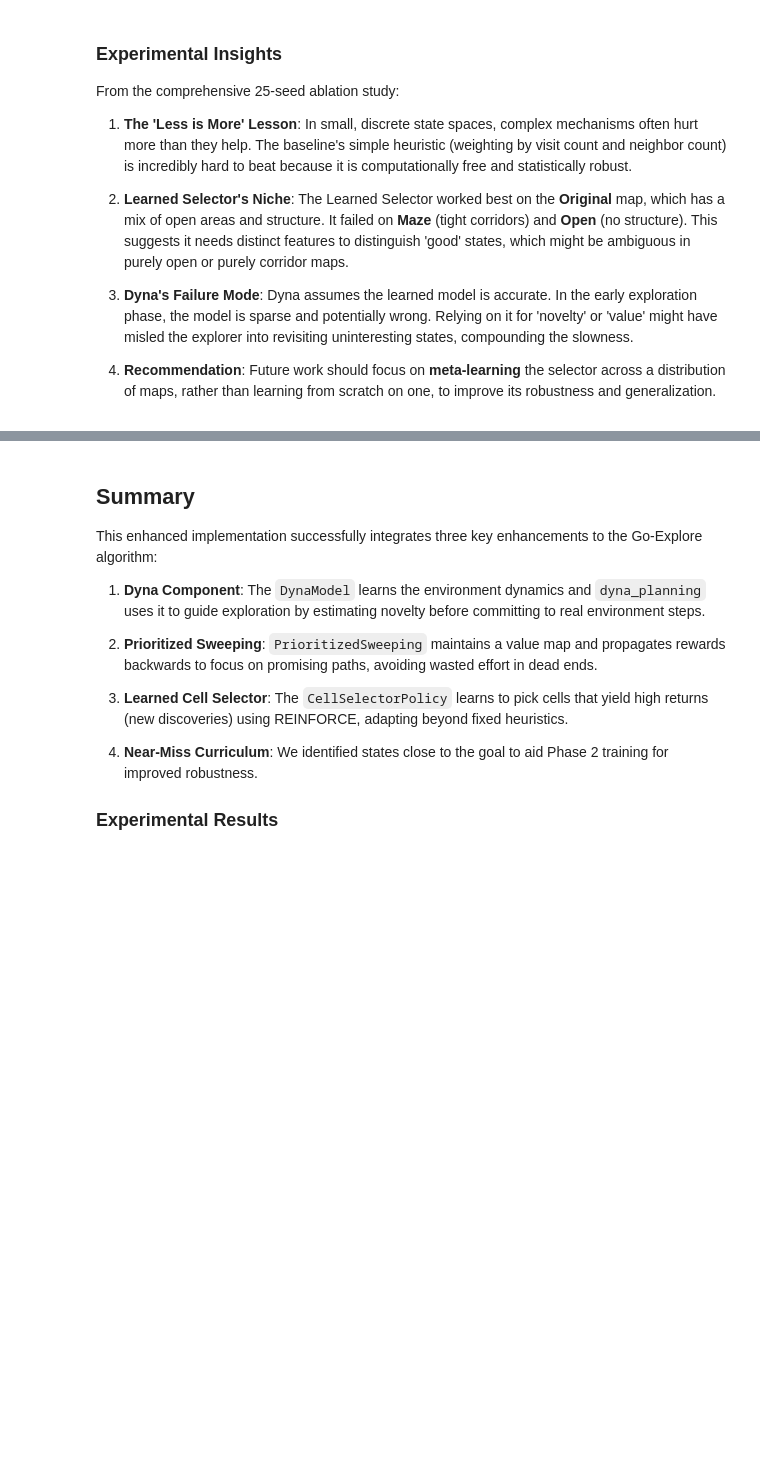
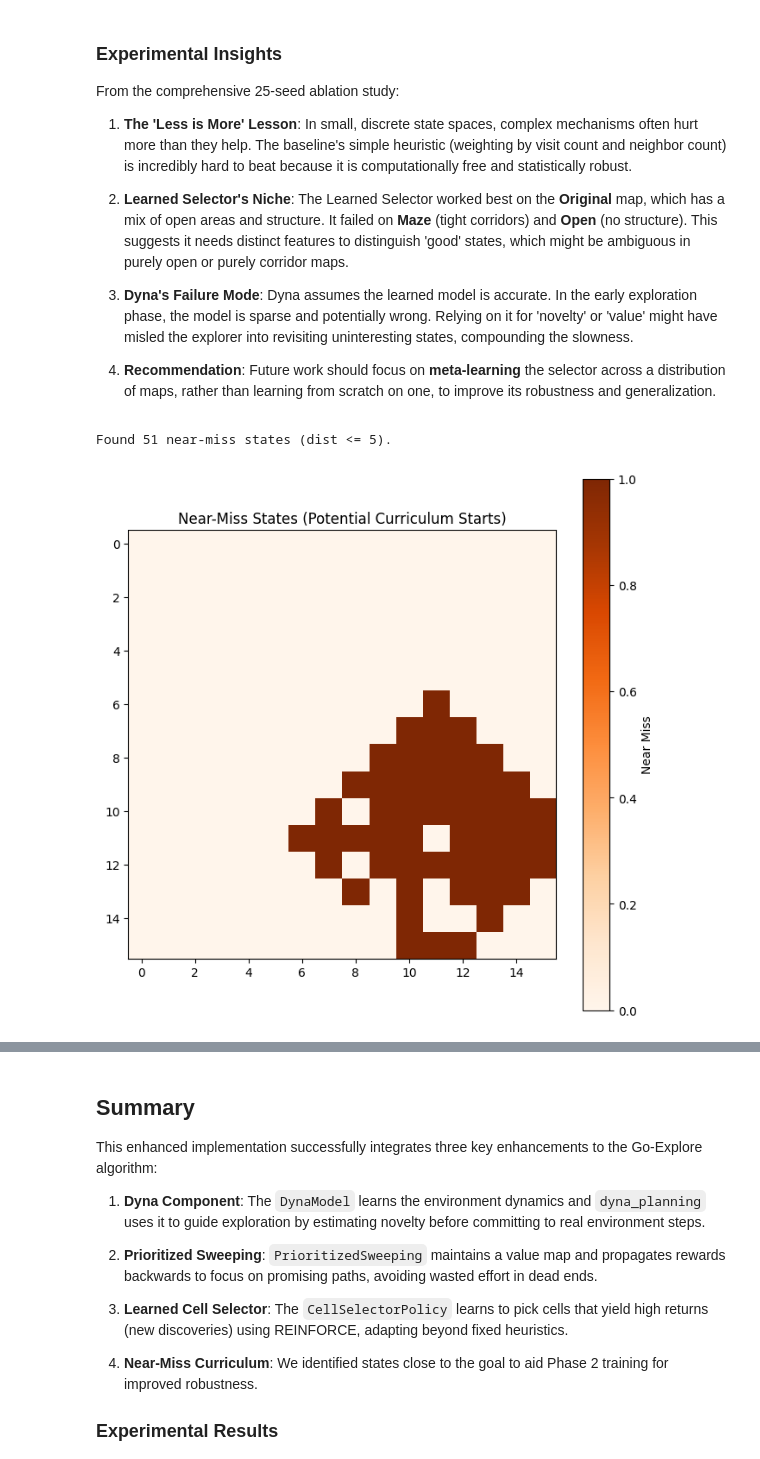
Before and after one commit to anthonyvnguyen/go-explore-mv, a Jupyter notebook: go_explore_enhanced.ipynb, the cells around one changed output, grey strips where cells are left out. Cells and saved outputs as stored; diff of their text form; code cells hidden in the pictures; blank space fills up the shorter version.

Commit message:
added in final dyna reference and phase 2

```diff
--- a/go_explore_enhanced.ipynb
+++ b/go_explore_enhanced.ipynb
@@ -569,7 +610,7 @@ Instead of purely random actions:
 2. With probability 0.3, we pick the action with the **highest estimated novelty**.
 3. This biases exploration towards transitions that we haven't seen often or that lead to new states.
 # %%
-def explore_from_cell_enhanced(env, trajectory, k_steps, dyna_model, stickiness=0.9):
+def explore_from_cell_enhanced(env, trajectory, k_steps, dyna_model, sweeping=None, stickiness=0.9):
     """
     Enhanced exploration using Dyna model to bias first action.
     """
@@ -618,6 +659,13 @@ def explore_from_cell_enhanced(env, trajectory, k_steps, dyna_model, stickiness=
         if dyna_model:
             dyna_model.update(state, action, next_state, reward)
 
+        # Update Prioritized Sweeping with real experience
+        if sweeping:
+            error = sweeping.update_value(state, reward, next_state)
+            sweeping.add_predecessor(state, action, next_state)
+            if error > sweeping.threshold:
+                sweeping.update_priority(state, error)
+
         current_trajectory.append(action)
         reward_so_far += reward
 
@@ -672,6 +720,7 @@ def go_explore_phase1_enhanced(env, max_iterations=1000, k_explore=10, target_re
     # Components
     dyna_model = DynaModel() if use_dyna else None
     sweeping = PrioritizedSweeping() if use_sweeping else None
+    dyna_novelty_cache = {} # Cache for novelty values
 
     # Selector Policy
     selector_policy = CellSelectorPolicy()
@@ -695,15 +744,21 @@ def go_explore_phase1_enhanced(env, max_iterations=1000, k_explore=10, target_re
         # 1. Select Cell
         if use_learned_selector:
             # Get priorities from sweeping if available
-            priorities = {cell: -p for cell, p in sweeping.entry_finder.values()} if sweeping else {}
-            # Get Dyna novelty estimates (placeholder for simplicity)
-            dyna_estimates = {}
+            # Entry is [-priority, count, state], we want state -> priority
+            priorities = {entry[2]: -entry[0] for entry in sweeping.entry_finder.values()} if sweeping else {}
+
+            # Use cached Dyna novelty estimates
+            dyna_estimates = {c: dyna_novelty_cache.get(c, 0.0) for c in archive.keys()}
 
             cell, log_prob, _ = select_cell_learned(archive, selector_policy, iteration,
                                                    dyna_estimates, priorities)
         else:
             # Fallback to simple weighted
-            cell = random.choice(list(archive.keys()))
+            cells = list(archive.keys())
+            weights = [(1.0 / (archive[c]['times_chosen'] + 0.1) ** 0.5) for c in cells]
+            total = sum(weights)
+            weights = [w / total for w in weights]
+            cell = random.choices(cells, weights=weights, k=1)[0]
             log_prob = None
 
         archive[cell]['times_chosen'] += 1
@@ -719,10 +774,12 @@ def go_explore_phase1_enhanced(env, max_iterations=1000, k_explore=10, target_re
         # 3. Dyna Planning (Imagination)
         if use_dyna:
             novelty = dyna_planning(dyna_model, archive, get_cell(state))
+            # Update cache
+            dyna_novelty_cache[get_cell(state)] = novelty
 
         # 4. Exploration
         new_cells_data, cells_found, reward_inc = explore_from_cell_enhanced(
-            env, trajectory, k_explore, dyna_model, stickiness
+            env, trajectory, k_explore, dyna_model, sweeping=sweeping, stickiness=stickiness
         )
 
         # 5. Archive Update
@@ -1482,30 +1672,46 @@ class ActorCriticNetwork(nn.Module):
         x = F.relu(self.fc1(state))
         x = F.relu(self.fc2(x))
         return self.policy_head(x), self.value_head(x)
+
+    def get_action(self, state_idx, deterministic=False):
+        """Get action from state index."""
+        device = next(self.parameters()).device
+        state_onehot = torch.zeros(1, self.num_states, device=device)
+        state_onehot[0, state_idx] = 1.0
+        logits, value = self.forward(state_onehot)
+        dist = Categorical(logits=logits)
+        if deterministic:
+            action = torch.argmax(logits, dim=1)
+        else:
+            action = dist.sample()
+        return action.item(), dist.log_prob(action), value.squeeze()
 
 def get_near_miss_states(archive, goal_pos=(11, 11), distance_threshold=5):
     """Identify states close to the goal from the archive."""
     near_misses = []
     for cell, data in archive.items():
         row = cell // 16
         col = cell % 16
         dist = abs(row - goal_pos[0]) + abs(col - goal_pos[1])
 
         # Check if close but not the goal itself (reward < 1.0 or distinct from goal cell)
         if 0 < dist <= distance_threshold:
             near_misses.append(cell)
     return near_misses
 
 # Visualize Near-Miss States
 near_misses = get_near_miss_states(archive)
 print(f"Found {len(near_misses)} near-miss states (dist <= 5).")
 
 near_miss_grid = np.zeros((16, 16))
 for cell in near_misses:
     near_miss_grid[cell // 16, cell % 16] = 1
 
 plt.figure(figsize=(8, 8))
 plt.imshow(near_miss_grid, cmap='Oranges')
 plt.title('Near-Miss States (Potential Curriculum Starts)')
 plt.colorbar(label='Near Miss')
 plt.show()
+# %% [output]
+Found 51 near-miss states (dist <= 5).
+[figure, added]
```
Also changed, not shown: parts of 23 cells of this notebook, 1 other file.
